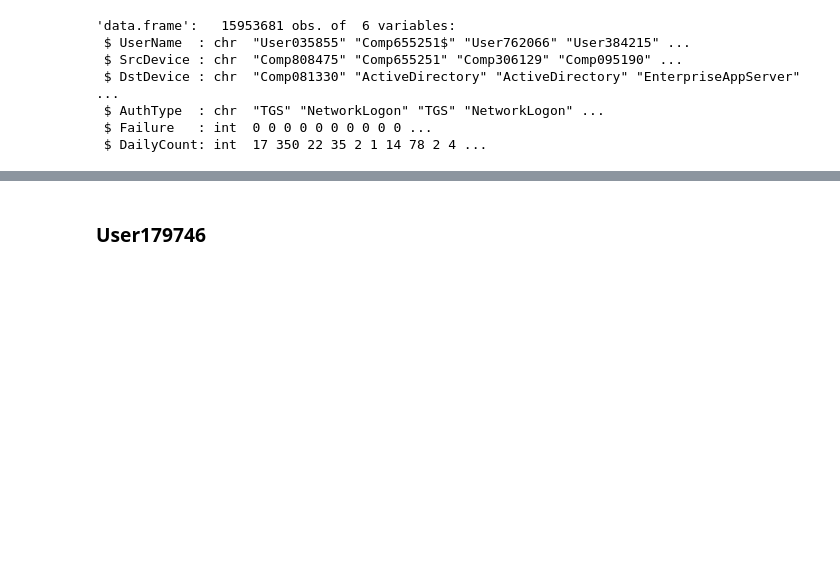
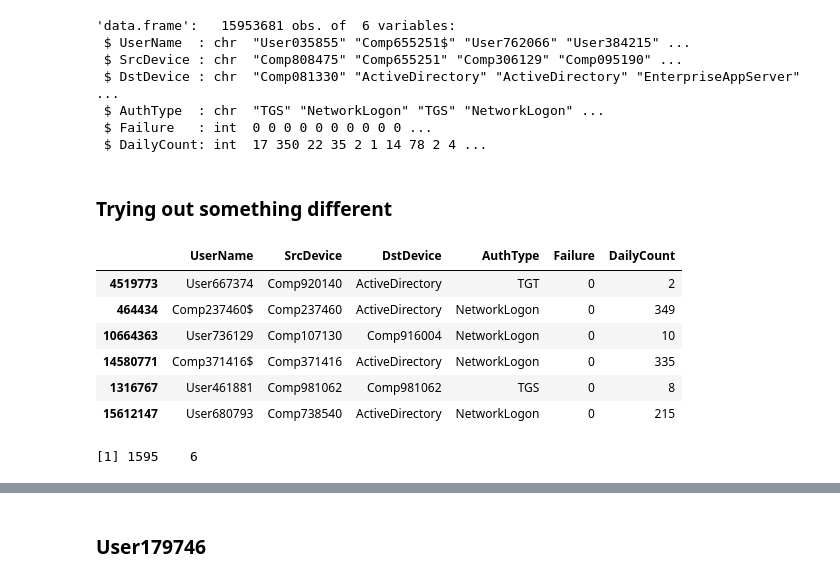
Before and after one commit to gabejg/Advanced-Cyber-Analytics-for-Attack-Detection, a Jupyter notebook: Alex/Anomaly Detection using RDFTensor.ipynb, the cells around one changed output, grey strips where cells are left out. Saved outputs shown, nothing was run; the diff lists cells and outputs as text; code cells hidden in the pictures; blank space fills up the shorter version.

```diff
--- a/Alex/Anomaly Detection using RDFTensor.ipynb
+++ b/Alex/Anomaly Detection using RDFTensor.ipynb
@@ -48,3 +48,20 @@ str(Auth)
  $ AuthType  : chr  "TGS" "NetworkLogon" "TGS" "NetworkLogon" ...
  $ Failure   : int  0 0 0 0 0 0 0 0 0 0 ...
  $ DailyCount: int  17 350 22 35 2 1 14 78 2 4 ...
+# %% [markdown]
+### Trying out something different
+# %%
+train <- sample(1:nrow(Auth), size=nrow(Auth)*10^-4, replace=FALSE)
+U17<- Auth[train, ]
+
+head(U17)
+dim(U17)
+# %% [output]
+|  | UserName | SrcDevice | DstDevice | AuthType | Failure | DailyCount |
+| 4519773 | User667374 | Comp920140 | ActiveDirectory | TGT | 0 | 2 |
+| 464434 | Comp237460$ | Comp237460 | ActiveDirectory | NetworkLogon | 0 | 349 |
+| 10664363 | User736129 | Comp107130 | Comp916004 | NetworkLogon | 0 | 10 |
+| 14580771 | Comp371416$ | Comp371416 | ActiveDirectory | NetworkLogon | 0 | 335 |
+| 1316767 | User461881 | Comp981062 | Comp981062 | TGS | 0 | 8 |
+| 15612147 | User680793 | Comp738540 | ActiveDirectory | NetworkLogon | 0 | 215 |
+[1] 1595    6
```
Also changed, not shown: parts of 24 cells of this notebook.
